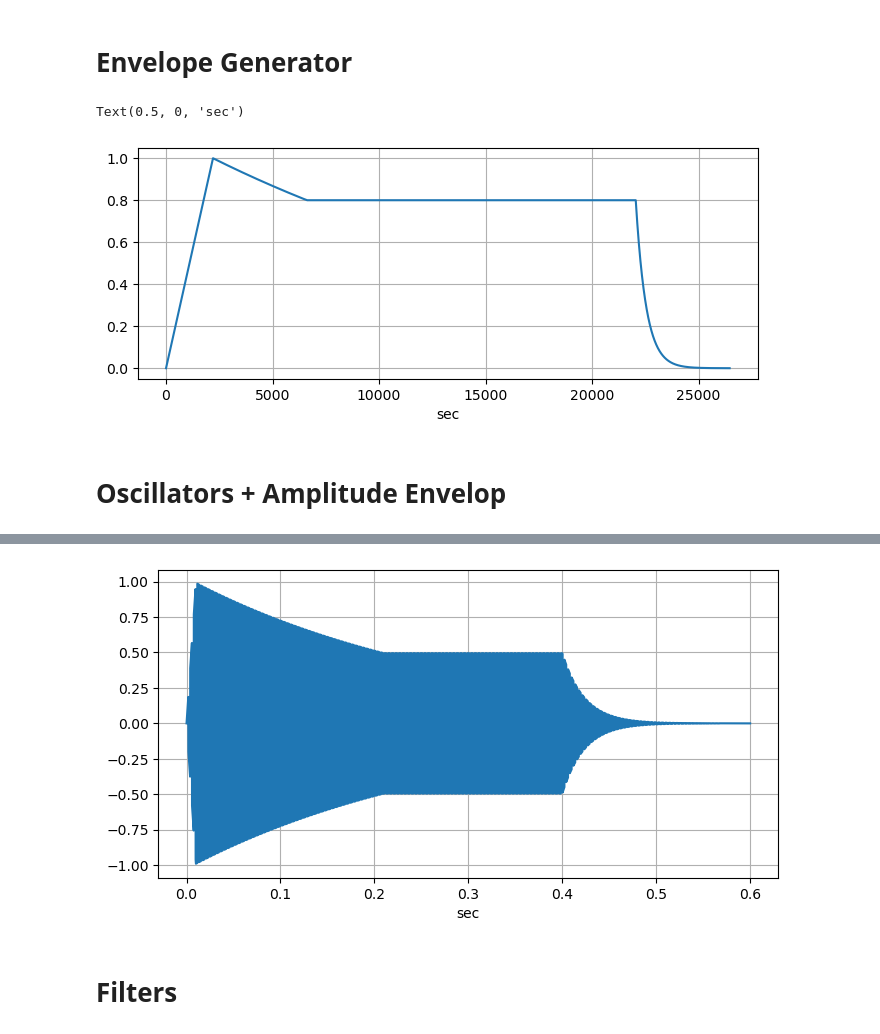
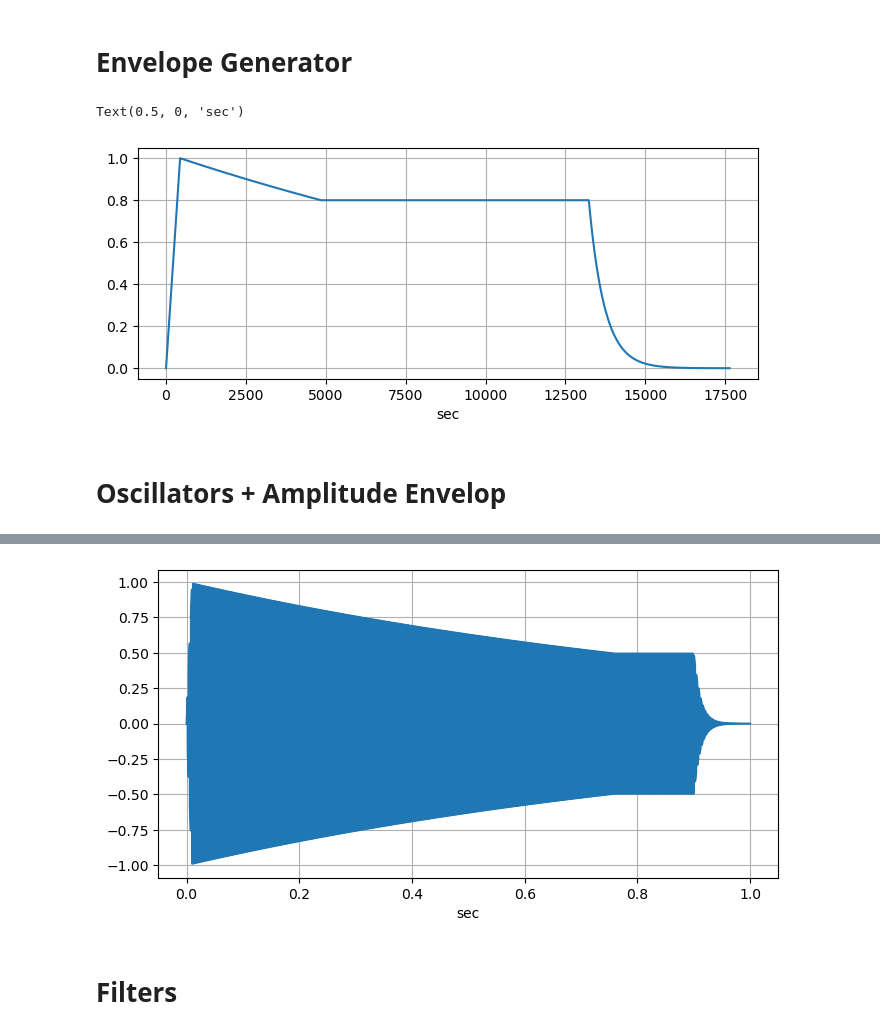
Before and after one commit to juhannam/ctp431-2023, a Jupyter notebook: python/02. Basic Sound Synthesis Units.ipynb, the cells around one changed output, grey strips where cells are left out. Saved outputs shown, nothing was run; the diff lists cells and outputs as text; code cells hidden in the pictures.

```diff
--- a/python/02. Basic Sound Synthesis Units.ipynb
+++ b/python/02. Basic Sound Synthesis Units.ipynb
@@ -218,7 +281,7 @@ Text(0.5, 0, 'frequency')
 # %% [markdown]
 # Envelope Generator
 # %%
-def amp_envelop(note_dur, attack_time, decay_time, sustain_level, release_time, fs):
+def envelop(note_dur, attack_time, decay_time, sustain_level, release_time, fs):
 # fs: sampling rate
 # note_dur: time interval between the onsets of attack and release
 # attack_time: in second
@@ -228,24 +291,30 @@ def amp_envelop(note_dur, attack_time, decay_time, sustain_level, release_time,
 
     env_attack = np.linspace(0,1,int(attack_time*fs))
     env_decay = np.logspace(np.log10(1),np.log10(sustain_level),int(decay_time*fs))
-    env_sustain = np.linspace(sustain_level,sustain_level,int((note_dur-decay_time-attack_time)*fs))
+    env_sustain = np.linspace(sustain_level,sustain_level,int((note_dur-release_time-decay_time-attack_time)*fs))
     env_release = np.logspace(np.log10(sustain_level),np.log10(0.0001),int(release_time*fs))
 
     env = np.append(env_attack, env_decay)
     env = np.append(env, env_sustain)
     env = np.append(env, env_release)
 
+    if len(env) < int(note_dur*fs):
+        env = np.append(env, np.zeros( int(note_dur*fs)-len(env)))
+    else:
+        env=env[:int(note_dur*fs)]
+
     return env
 
 # amplitude envelope
-attack_time = 0.05
-decay_time = 0.1
-sustain_level = 0.8
-release_time = 0.1
+amp_attack_time = 0.01
+amp_decay_time = 0.1
+amp_sustain_level = 0.8
+amp_release_time = 0.1
 
 fs = 44100
-dur = 0.5
-amp_env = amp_envelop(dur, attack_time, decay_time, sustain_level, release_time, fs)
+note_dur = 0.4
+amp_env = envelop(note_dur, amp_attack_time, amp_decay_time, amp_sustain_level, amp_release_time, fs)
+
 
 plt.figure(figsize=(8, 3))
 plt.plot(amp_env)
@@ -253,50 +322,39 @@ plt.grid(True)
 plt.xlabel('sec')
 # %% [output]
 Text(0.5, 0, 'sec')
-[figure, old version]
+[figure, new version]
 # %% [markdown]
 # Oscillators + Amplitude Envelop
 # %%
-def amp_env2(note_dur, attack_time, decay_time, fs):
-# simple amplitude envelope generator
-
-# note_dur : time interval between the onsets of attack and release
-# attack_time: in second
-# decay_time: in second
-# fs: sampling rate
-
-    env_attack = np.linspace(0,1,int(attack_time*fs))
-    env_decay = np.logspace(np.log10(1),np.log10(0.0001), x_len-int(attack_time*fs))
-
-    env = np.append(env_attack, env_decay)
-
-    return env
-
 fs = 44100
 f0 = 261
 
-note_dur = 0.4
-attack_time = 0.01
-decay_time = 0.2
-sustain_level = 0.5
-release_time = 0.2
+note_dur = 1.0
 
-# osc--> amp_envelop
-x_note = square_osc(f0, note_dur+release_time, fs)
-amp_env = amp_envelop(note_dur, attack_time, decay_time, sustain_level, release_time, fs)
-x_note = amp_env*x_note[:len(amp_env)]
+amp_attack_time = 0.01
+amp_decay_time = 0.75
+amp_sustain_level = 0.5
+amp_release_time = 0.1
+
+# osc
+x_note = square_osc(f0, note_dur, fs)
+
+# amp_envelop
+amp_env = envelop(note_dur, amp_attack_time, amp_decay_time, amp_sustain_level, amp_release_time, fs)
+x_note = amp_env*x_note
+
 
 plt.figure(figsize=(8, 4))
 n= np.arange(len(x_note))
 plt.plot(n/fs, x_note)
 plt.grid(True)
 plt.xlabel('sec')
 
 
 ipd.Audio(x_note, rate=fs)
 # %% [output]
 [interactive output not drawn]
-[figure, old version]
+[figure, new version]
 # %% [markdown]
 # Filters
 # %%
```
Also changed, not shown: parts of 14 cells of this notebook.
